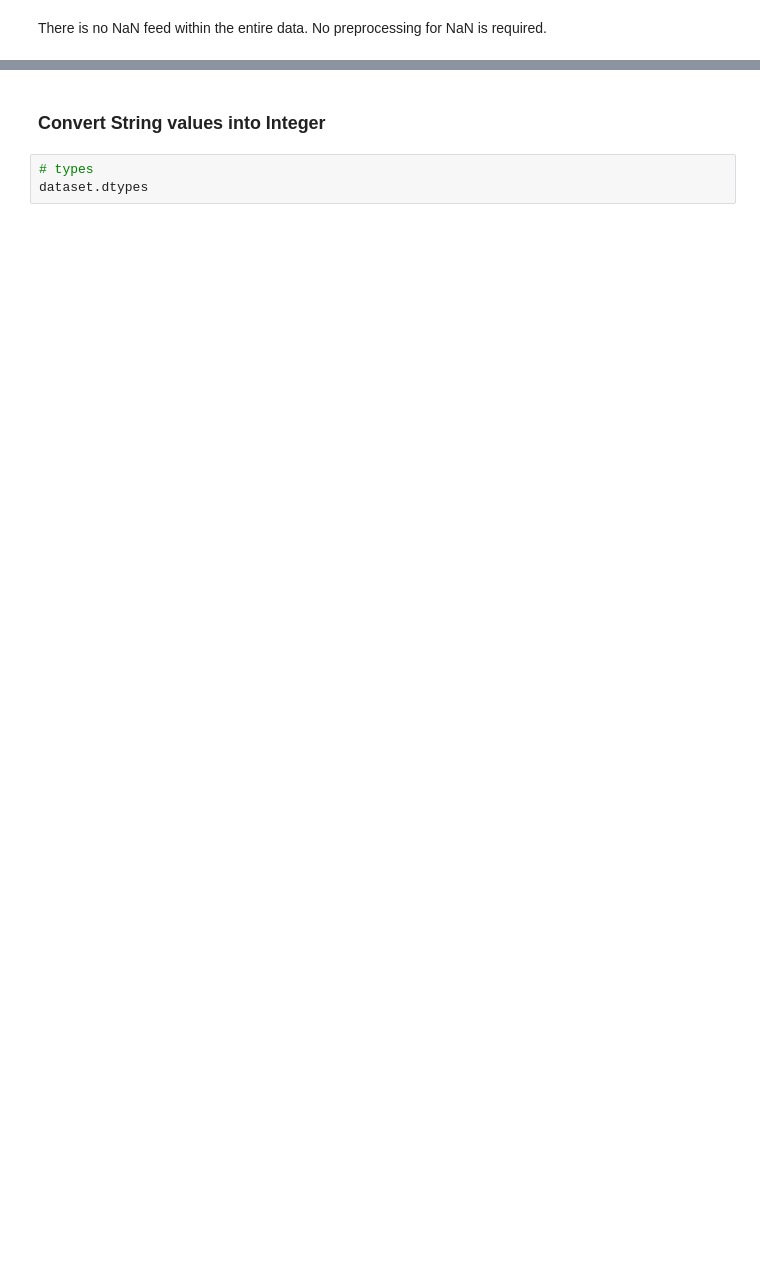
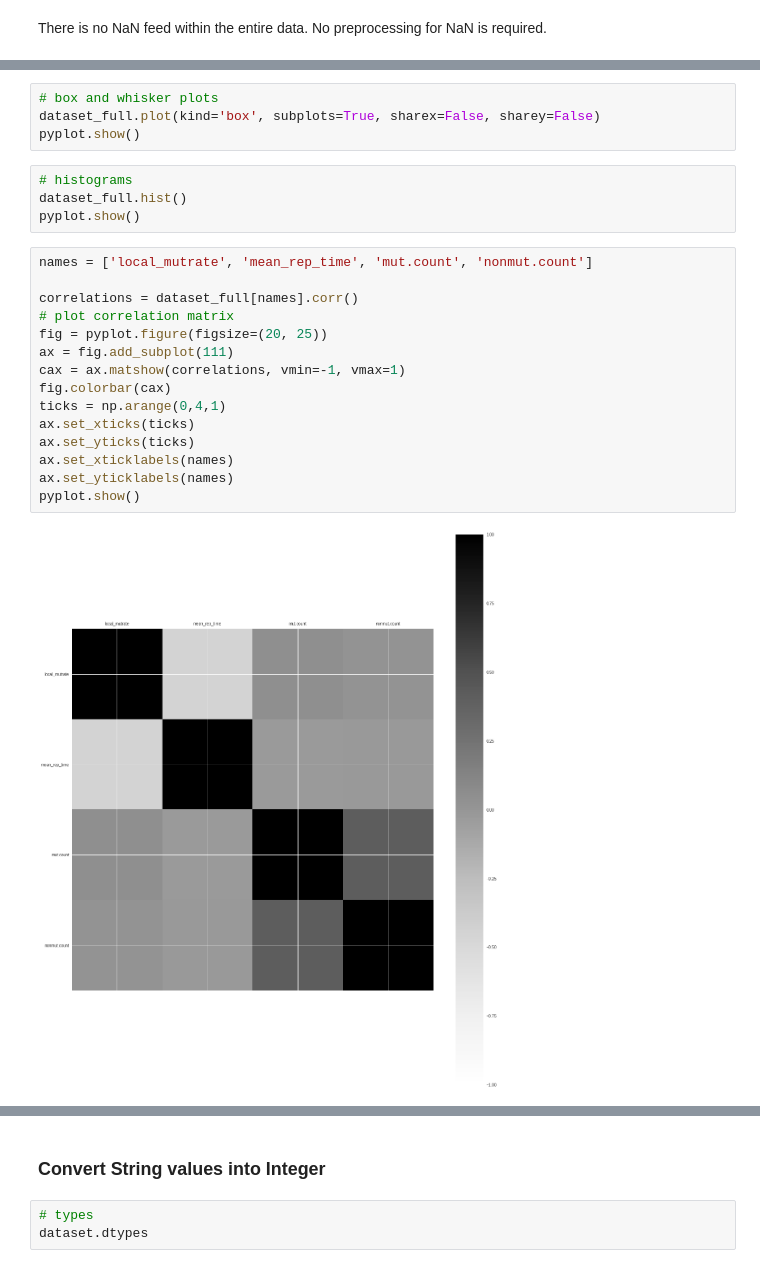
Before and after one commit to niekoloid/gastric_cancer, a Jupyter notebook: gastric_cancer_analysis.ipynb, the cells around one changed output, grey strips where cells are left out. Cells and saved outputs as stored; diff of their text form; blank space fills up the shorter version.

```diff
--- a/gastric_cancer_analysis.ipynb
+++ b/gastric_cancer_analysis.ipynb
@@ -85,0 +94,25 @@ There is no NaN feed within the entire data. No preprocessing for NaN is require
+# %%
+# box and whisker plots
+dataset_full.plot(kind='box', subplots=True, sharex=False, sharey=False)
+pyplot.show()
+# %%
+# histograms
+dataset_full.hist()
+pyplot.show()
+# %%
+names = ['local_mutrate', 'mean_rep_time', 'mut.count', 'nonmut.count']
+
+correlations = dataset_full[names].corr()
+# plot correlation matrix
+fig = pyplot.figure(figsize=(20, 25))
+ax = fig.add_subplot(111)
+cax = ax.matshow(correlations, vmin=-1, vmax=1)
+fig.colorbar(cax)
+ticks = np.arange(0,4,1)
+ax.set_xticks(ticks)
+ax.set_yticks(ticks)
+ax.set_xticklabels(names)
+ax.set_yticklabels(names)
+pyplot.show()
+# %% [output]
+[figure, added]
```
Also changed, not shown: parts of 42 cells of this notebook.
